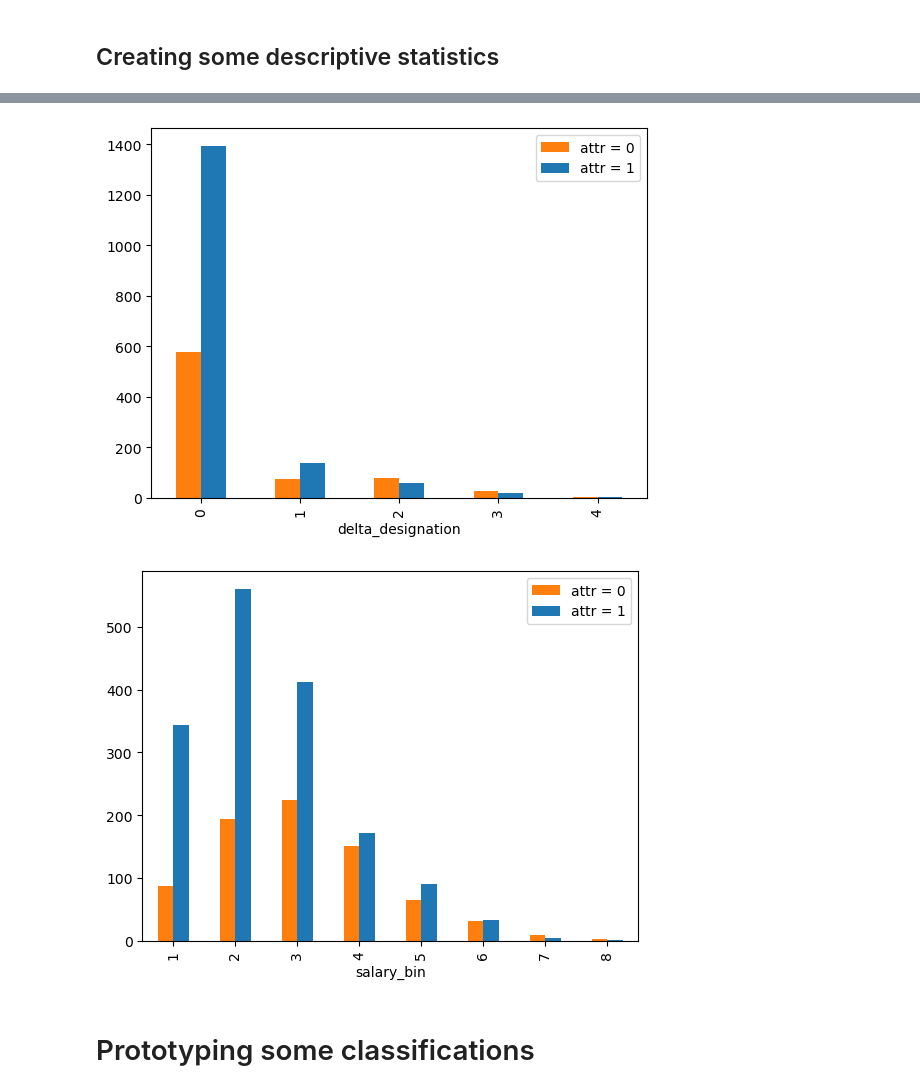
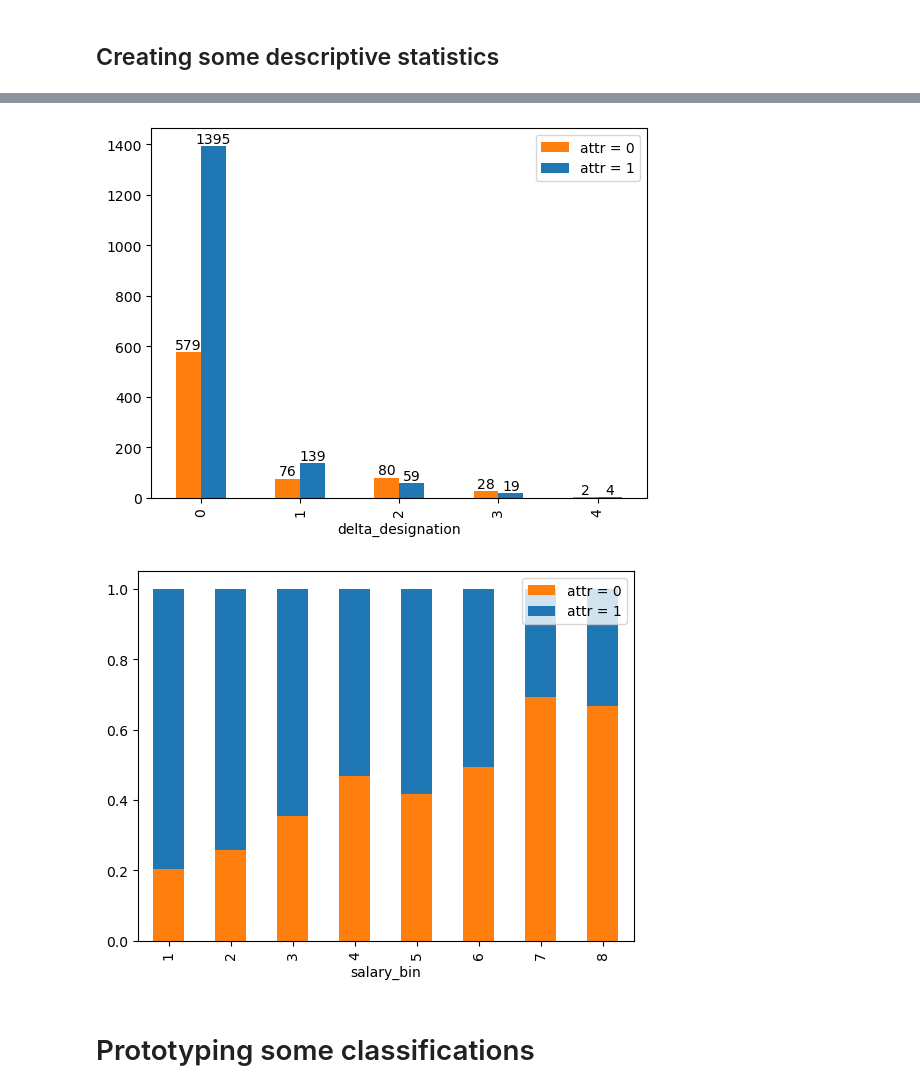
Before and after one commit to MathiasBjorgum/Project, a Jupyter notebook: tdt4259_project_notebook.ipynb, the cells around one changed output, grey strips where cells are left out. Saved outputs shown, nothing was run; the diff lists cells and outputs as text; code cells hidden in the pictures.

```diff
--- a/tdt4259_project_notebook.ipynb
+++ b/tdt4259_project_notebook.ipynb
@@ -44,11 +44,11 @@ plot_attrtion_by_group_count(desc_dataset, "Education_Level", relative = False,
 # %%
-plot_attrtion_by_group_count(desc_dataset, "delta_designation", relative = False, stacked = False, col_labels = False)
+plot_attrtion_by_group_count(desc_dataset, "delta_designation", relative = False, stacked = False, col_labels = True)
 # %% [output]
-[figure, old version]
+[figure, new version]
 # %%
-plot_attrtion_by_group_count(desc_dataset, "salary_bin", relative = False, stacked = False, col_labels = False)
+plot_attrtion_by_group_count(desc_dataset, "salary_bin", relative = True, stacked = True, col_labels = False)
 # %% [output]
-[figure, old version]
+[figure, new version]
 # %% [markdown]
 # Prototyping some classifications
 # %%
```
Also changed, not shown: parts of 3 cells of this notebook.
